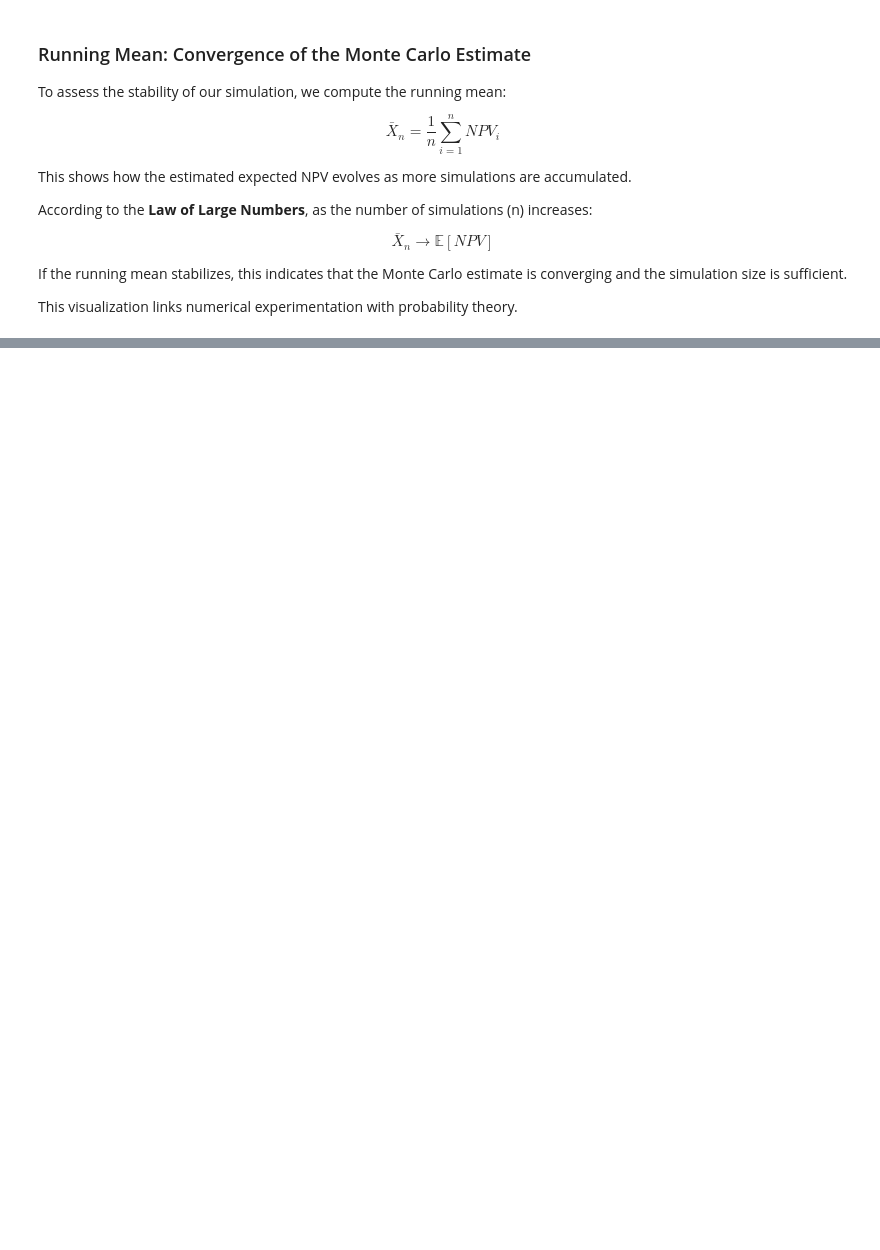
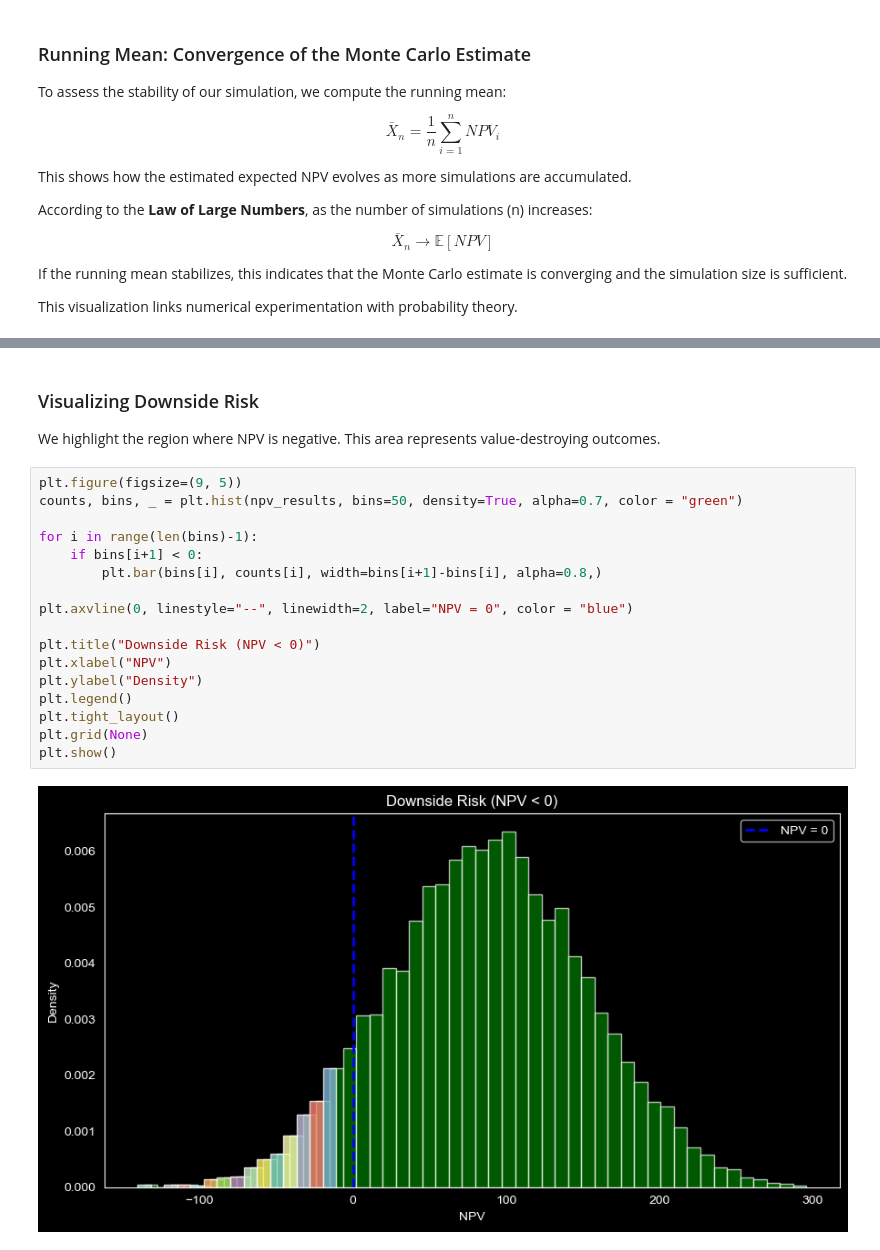
Before and after one commit to Wexwer/TVM-MonteCarlo-Scientific_Study, a Jupyter notebook: time_value_of_money.ipynb, the cells around one changed output, grey strips where cells are left out. Saved outputs shown, nothing was run; the diff lists cells and outputs as text; blank space fills up the shorter version.

```diff
--- a/time_value_of_money.ipynb
+++ b/time_value_of_money.ipynb
@@ -495,0 +568,24 @@ plt.show()
+# %% [markdown]
+### Visualizing Downside Risk
+
+We highlight the region where NPV is negative.
+This area represents value-destroying outcomes.
+# %%
+plt.figure(figsize=(9, 5))
+counts, bins, _ = plt.hist(npv_results, bins=50, density=True, alpha=0.7, color = "green")
+
+for i in range(len(bins)-1):
+    if bins[i+1] < 0:
+        plt.bar(bins[i], counts[i], width=bins[i+1]-bins[i], alpha=0.8,)
+
+plt.axvline(0, linestyle="--", linewidth=2, label="NPV = 0", color = "blue")
+
+plt.title("Downside Risk (NPV < 0)")
+plt.xlabel("NPV")
+plt.ylabel("Density")
+plt.legend()
+plt.tight_layout()
+plt.grid(None)
+plt.show()
+# %% [output]
+[figure, added]
```
Also changed, not shown: parts of 37 cells of this notebook.
